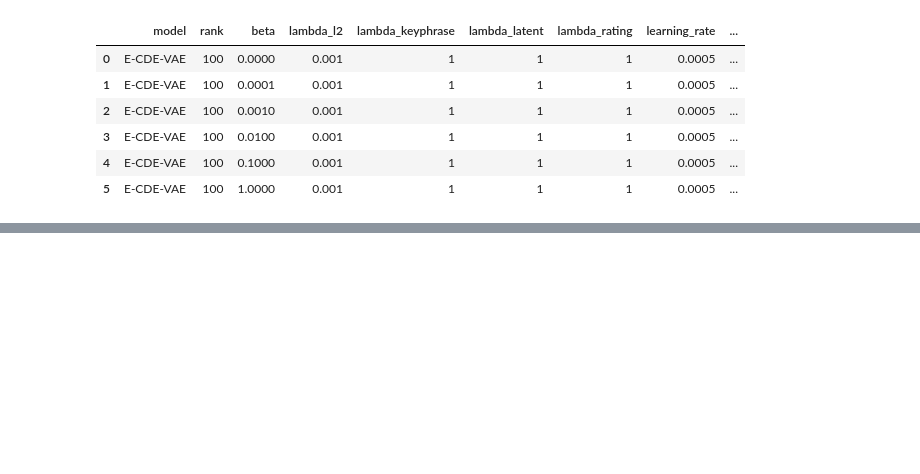
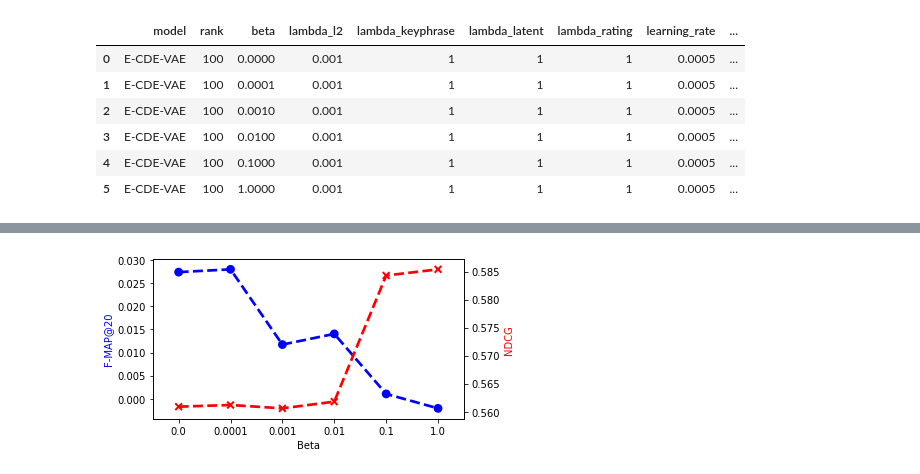
Before and after one commit to k9luo/DeepCritiquingForVAEBasedRecSys, a Jupyter notebook: F-MAP Plots.ipynb, the cells around one changed output, grey strips where cells are left out. Drawn from its saved outputs; the diff is of its cells as text; code cells hidden in the pictures; blank space fills up the shorter version.

```diff
--- a/F-MAP Plots.ipynb
+++ b/F-MAP Plots.ipynb
@@ -249,0 +315,11 @@ No handles with labels found to put in legend.
+# %%
+fig, ax = plt.subplots(figsize=(6, 3))
+sns.pointplot(ax=ax, x="beta", y="F-MAP@20", data=beta_fmap, linestyles=["--"], color='b')
+ax.set_xlabel('Beta')
+ax.set_ylabel('F-MAP@20', color='b')
+ax2 = ax.twinx()
+sns.pointplot(ax=ax2, x="Beta", y="NDCG", data=beta_metrics_df, linestyles=["--"], markers="x", color='r')
+ax2.set_ylabel('NDCG', color='r')
+plt.tight_layout()
+# %% [output]
+[figure, added]
```
Also changed, not shown: parts of 13 cells of this notebook, 4 other files.
